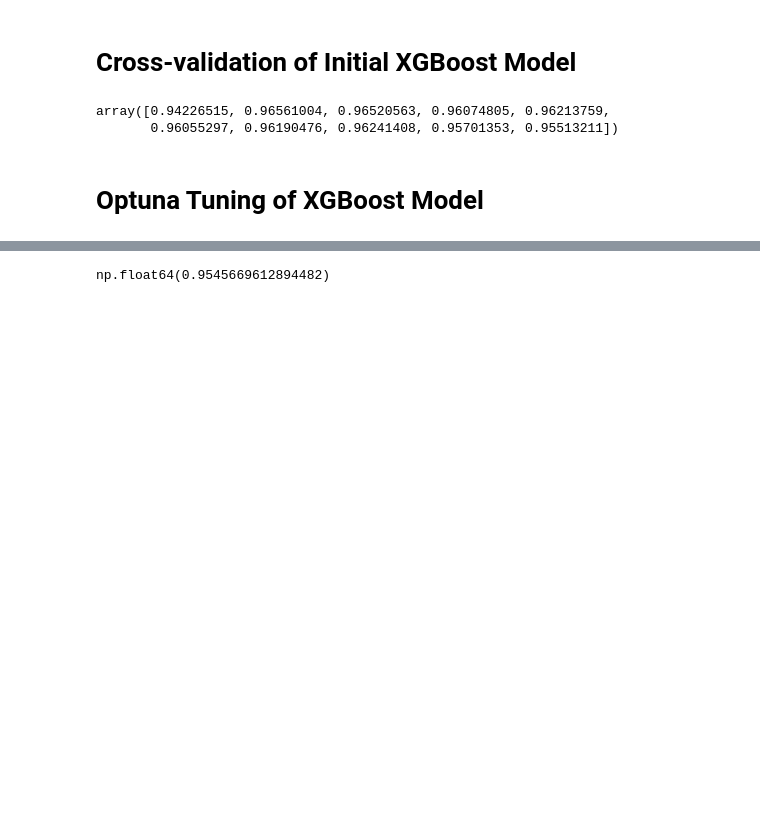
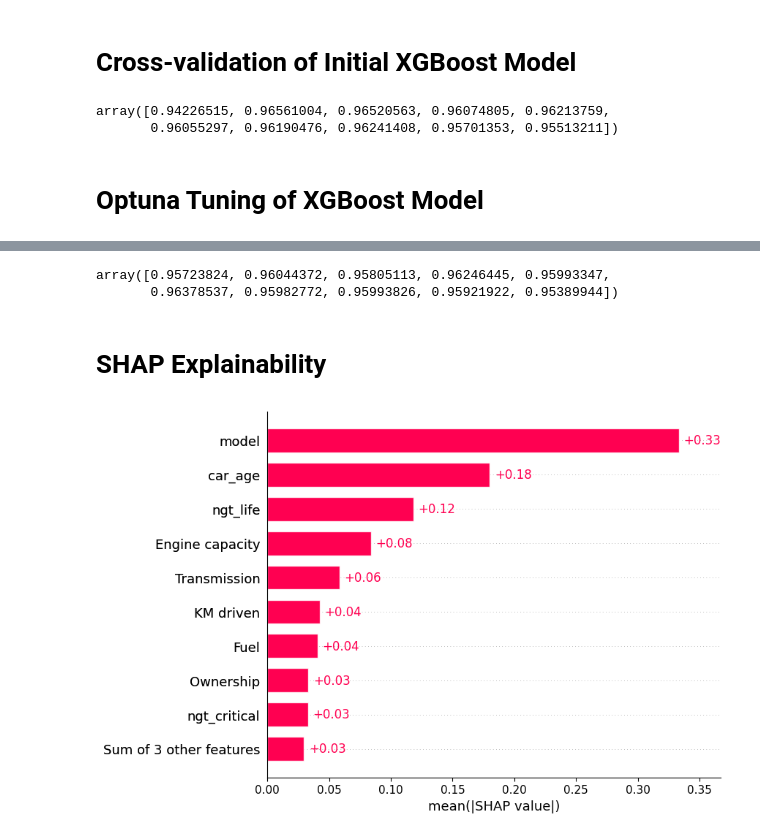
Before and after one commit to fida-z/smart-buy-classifier, a Jupyter notebook: notebooks/4.xgboost.ipynb, the cells around one changed output, grey strips where cells are left out. Cells and saved outputs as stored; diff of their text form; code cells hidden in the pictures; blank space fills up the shorter version.

Commit message:
Integrated SHAP

```diff
--- a/notebooks/4.xgboost.ipynb
+++ b/notebooks/4.xgboost.ipynb
@@ -142,3 +145,4 @@ This warning will only be shown once.
 # Storing best parameters :
 best_pars = study.best_params
 xgb_fin = xgb.XGBRegressor(**best_pars, random_state= 40)
+xgb_fin.fit(X_train, y_train)
@@ -153,11 +166,23 @@ best_pars
 # %%
-# Final cross validation score :
-cross_val_score(xgb_fin,X_train, y_train, cv=xgb_kf).mean()
+# Final cross validation scores :
+cross_val_score(xgb_fin,X_train, y_train, cv=xgb_kf)
 # %% [output]
-np.float64(0.9545669612894482)
+array([0.95723824, 0.96044372, 0.95805113, 0.96246445, 0.95993347,
+       0.96378537, 0.95982772, 0.95993826, 0.95921922, 0.95389944])
 # %%
 # Visualising feature importance :
 import optuna.visualization as vis
 vis.plot_param_importances(study=study)
 # %%
 vis.plot_optimization_history(study=study)
+# %% [markdown]
+# SHAP Explainability
+# %%
+import shap
+
+explainer_xgb = shap.TreeExplainer(xgb_fin)
+shap_vals = explainer_xgb(X_test)
+# %%
+shap.plots.bar(shap_vals)
+# %% [output]
+[figure, added]
```
Also changed, not shown: parts of 5 cells of this notebook.
